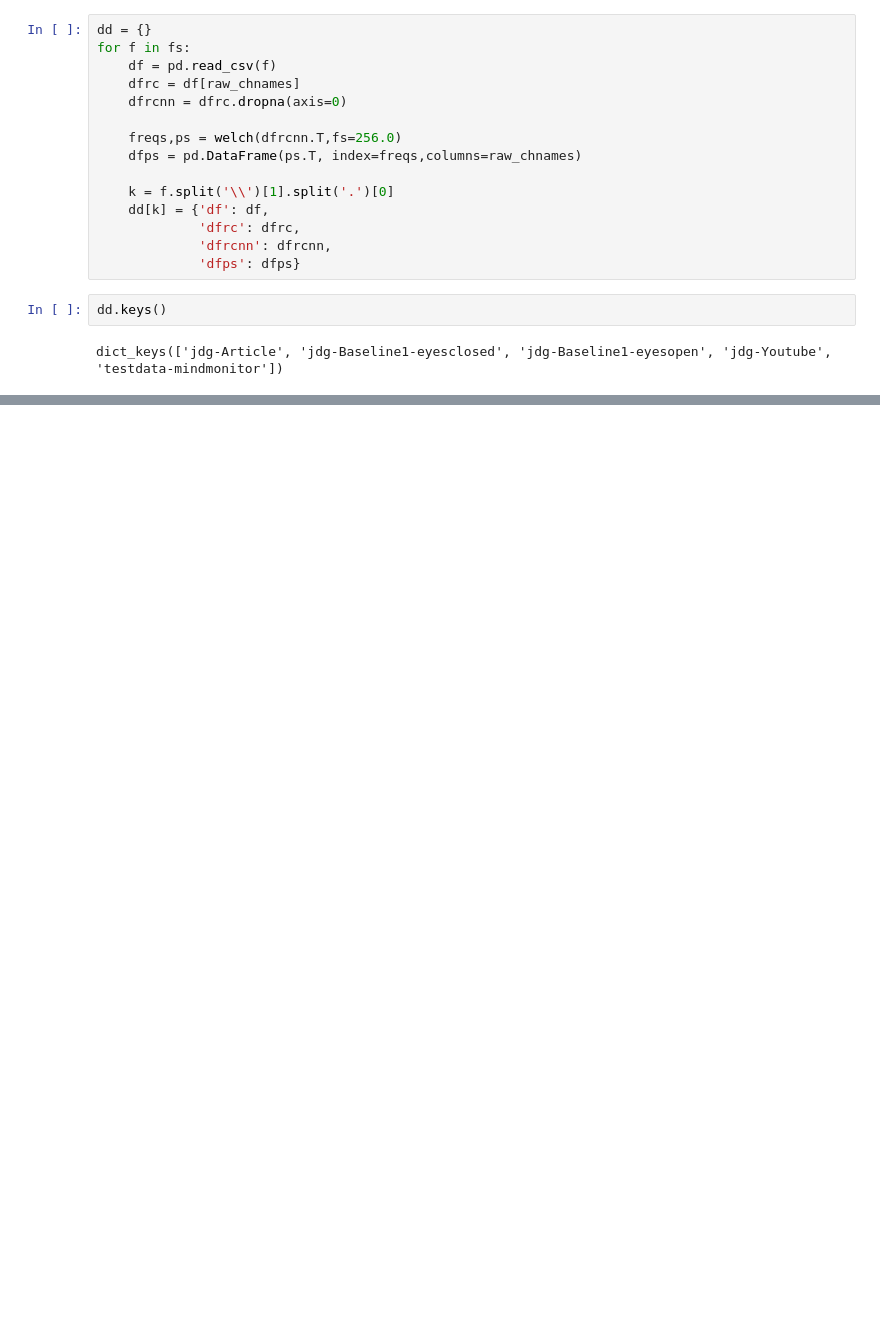
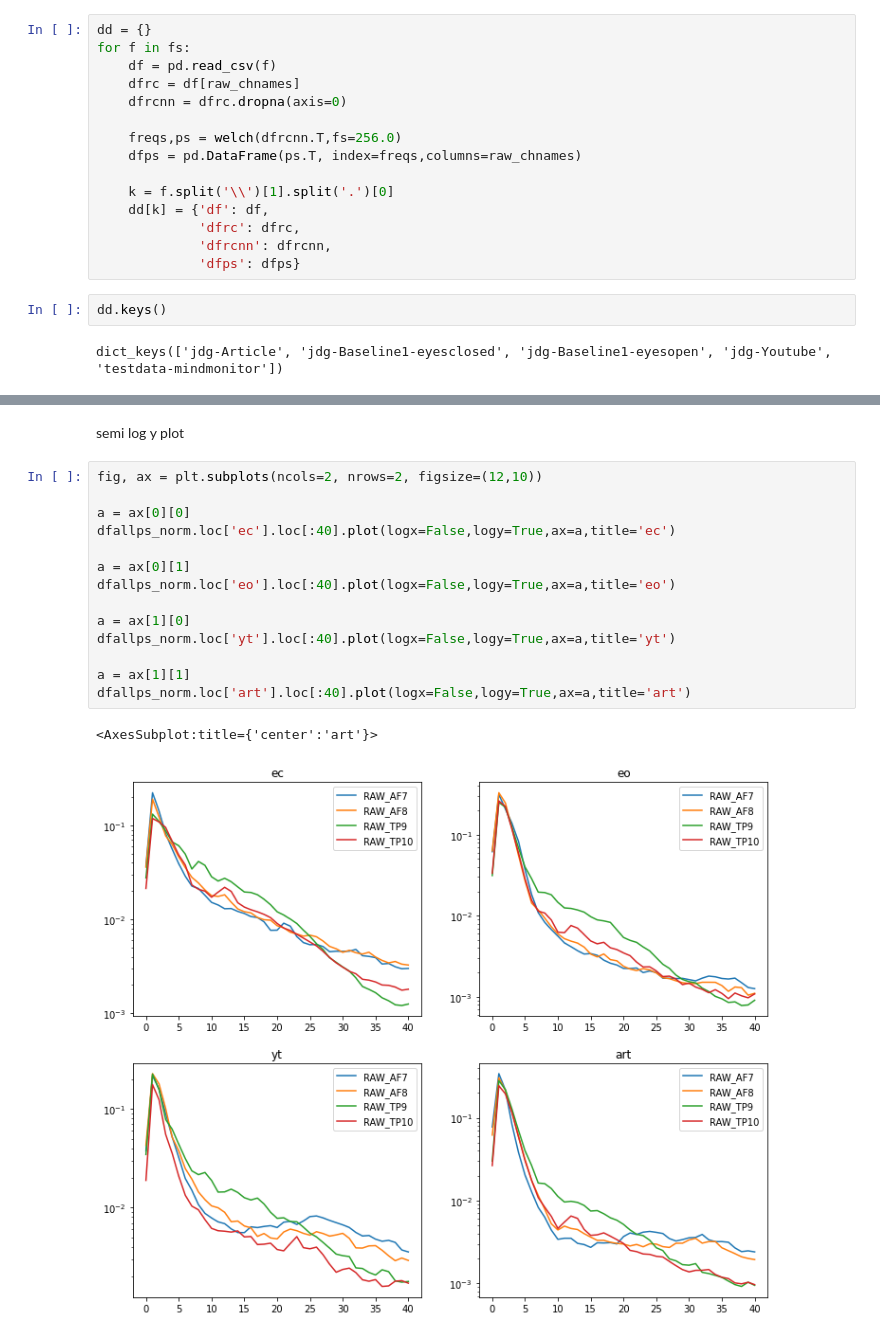
Before and after one commit to NeuroTechX/project-spicy, a Jupyter notebook: notebooks/looking_at_some_jdg_data.ipynb, the cells around one changed output, grey strips where cells are left out. Saved outputs shown, nothing was run; the diff lists cells and outputs as text; blank space fills up the shorter version.

```diff
--- a/notebooks/looking_at_some_jdg_data.ipynb
+++ b/notebooks/looking_at_some_jdg_data.ipynb
@@ -83,0 +140,19 @@ dfallps.loc['art'].loc[:40].plot(logx=True,logy=True,ax=a,title='art')
+# %% [markdown]
+semi log y plot
+# %%
+fig, ax = plt.subplots(ncols=2, nrows=2, figsize=(12,10))
+
+a = ax[0][0]
+dfallps_norm.loc['ec'].loc[:40].plot(logx=False,logy=True,ax=a,title='ec')
+
+a = ax[0][1]
+dfallps_norm.loc['eo'].loc[:40].plot(logx=False,logy=True,ax=a,title='eo')
+
+a = ax[1][0]
+dfallps_norm.loc['yt'].loc[:40].plot(logx=False,logy=True,ax=a,title='yt')
+
+a = ax[1][1]
+dfallps_norm.loc['art'].loc[:40].plot(logx=False,logy=True,ax=a,title='art')
+# %% [output]
+<AxesSubplot:title={'center':'art'}>
+[figure, added]
```
Also changed, not shown: parts of 24 cells of this notebook.
